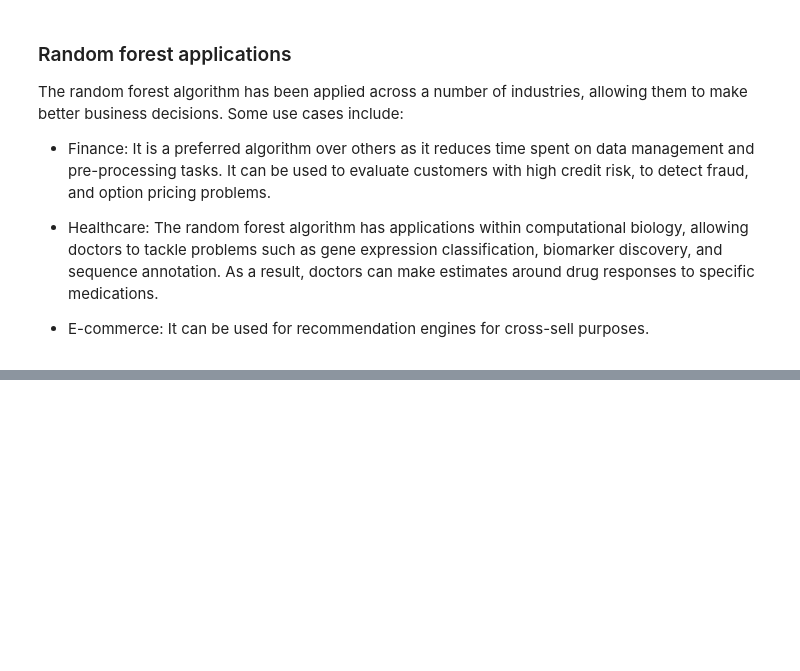
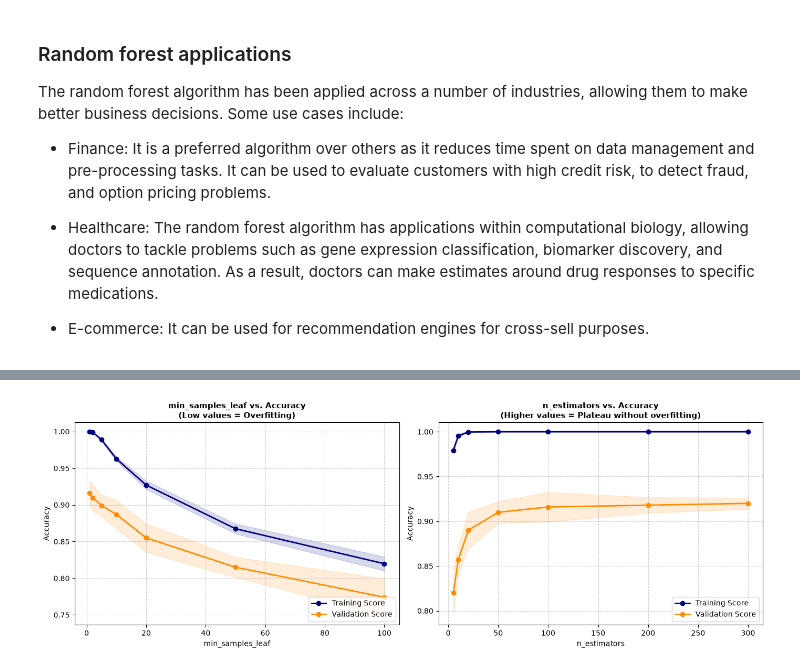
Before and after one commit to jeswingeorge/Machine-Learning-A-Z-Udemy, a Jupyter notebook: 3.Classification/6. random forest/2.Random_Forest_notes.ipynb, the cells around one changed output, grey strips where cells are left out. Drawn from its saved outputs; the diff is of its cells as text; code cells hidden in the pictures; blank space fills up the shorter version.

Commit message:
Updated notes decision tree and random forest

```diff
--- a/3.Classification/6. random forest/2.Random_Forest_notes.ipynb
+++ b/3.Classification/6. random forest/2.Random_Forest_notes.ipynb
@@ -57,0 +154,80 @@ The random forest algorithm has been applied across a number of industries, allo
+# %%
+import numpy as np
+import matplotlib.pyplot as plt
+from sklearn.datasets import make_classification
+from sklearn.ensemble import RandomForestClassifier
+from sklearn.model_selection import validation_curve
+
+# 1. Create a synthetic dataset with realistic noise
+X, y = make_classification(
+    n_samples=1000,
+    n_features=20,
+    n_informative=15,
+    n_redundant=5,
+    random_state=42
+)
+
+# Initialize base classifier
+rf = RandomForestClassifier(random_state=42)
+
+# Define parameter search ranges
+leaf_range = [1, 2, 5, 10, 20, 50, 100]
+trees_range = [5, 10, 20, 50, 100, 200, 300]
+
+# 2. Compute validation curve data for min_samples_leaf
+train_scores_leaf, test_scores_leaf = validation_curve(
+    estimator=rf, X=X, y=y,
+    param_name="min_samples_leaf",
+    param_range=leaf_range,
+    cv=5, scoring="accuracy", n_jobs=-1
+)
+
+# 3. Compute validation curve data for n_estimators
+train_scores_trees, test_scores_trees = validation_curve(
+    estimator=rf, X=X, y=y,
+    param_name="n_estimators",
+    param_range=trees_range,
+    cv=5, scoring="accuracy", n_jobs=-1
+)
+
+# Helper function to render a validation curve
+def plot_validation_curve(ax, param_range, train_scores, test_scores, xlabel, title):
+    # Calculate mean and standard deviation across CV folds
+    train_mean = np.mean(train_scores, axis=1)
+    train_std = np.std(train_scores, axis=1)
+    test_mean = np.mean(test_scores, axis=1)
+    test_std = np.std(test_scores, axis=1)
+
+    # Plot training score
+    ax.plot(param_range, train_mean, label="Training Score", color="navy", lw=2, marker="o")
+    ax.fill_between(param_range, train_mean - train_std, train_mean + train_std, alpha=0.15, color="navy")
+
+    # Plot validation score
+    ax.plot(param_range, test_mean, label="Validation Score", color="darkorange", lw=2, marker="o")
+    ax.fill_between(param_range, test_mean - test_std, test_mean + test_std, alpha=0.15, color="darkorange")
+
+    ax.set_title(title, fontsize=11, fontweight="bold")
+    ax.set_xlabel(xlabel, fontsize=10)
+    ax.set_ylabel("Accuracy", fontsize=10)
+    ax.grid(True, linestyle="--", alpha=0.6)
+    ax.legend(loc="lower right")
+
+# 4. Plot both validation curves side-by-side
+fig, (ax1, ax2) = plt.subplots(1, 2, figsize=(14, 5))
+
+plot_validation_curve(
+    ax1, leaf_range, train_scores_leaf, test_scores_leaf,
+    xlabel="min_samples_leaf",
+    title="min_samples_leaf vs. Accuracy\n(Low values = Overfitting)"
+)
+
+plot_validation_curve(
+    ax2, trees_range, train_scores_trees, test_scores_trees,
+    xlabel="n_estimators",
+    title="n_estimators vs. Accuracy\n(Higher values = Plateau without overfitting)"
+)
+
+plt.tight_layout()
+plt.show()
+# %% [output]
+[figure, added]
```
Also changed, not shown: parts of 6 cells of this notebook, 1 other file.
